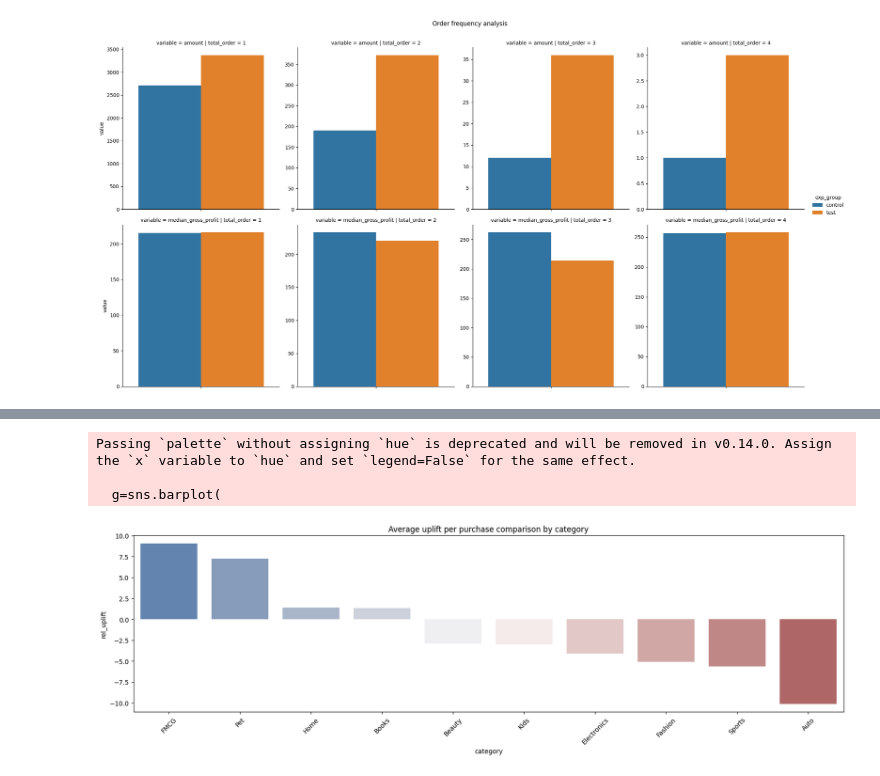
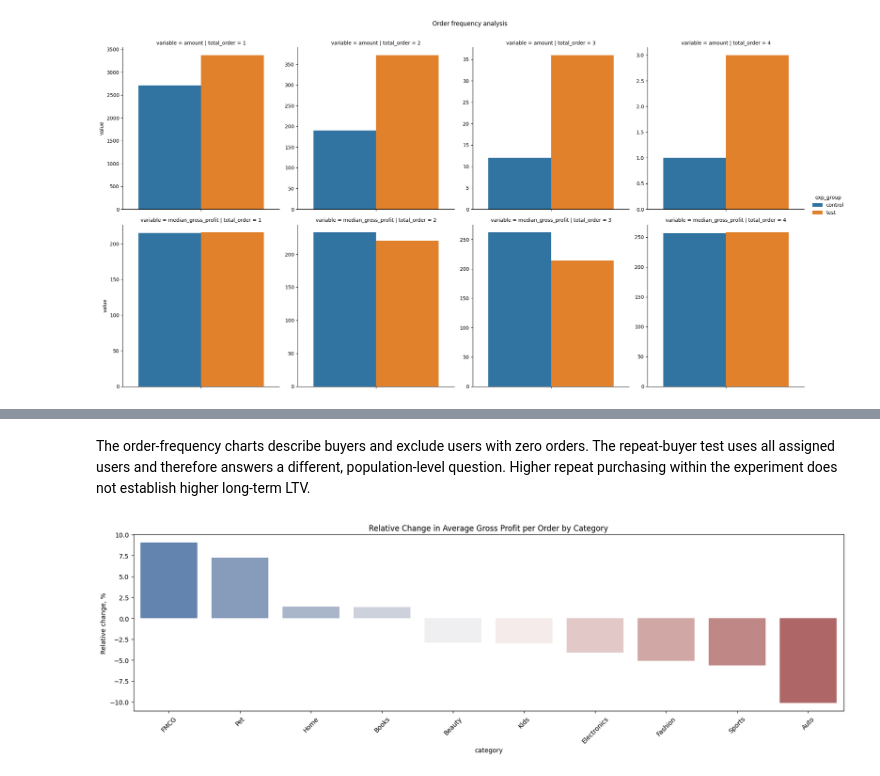
Before and after one commit to Left-for-food/Market_Flow, a Jupyter notebook: EDA.ipynb, the cells around one changed output, grey strips where cells are left out. Cells and saved outputs as stored; diff of their text form; code cells hidden in the pictures.

```diff
--- a/EDA.ipynb
+++ b/EDA.ipynb
@@ -434,7 +497,7 @@ with engine.connect() as conn:
                 SELECT
                     ea.experiment_group as exp_group,
                     o.order_date,
-                    COUNT(*) as user_traffic,
+                    COUNT(*) as num_orders,
                     SUM(o.gross_margin_rub) as total,
                     AVG(o.is_returned) * 100 as return_rate
                 FROM orders o
@@ -445,7 +508,7 @@ with engine.connect() as conn:
             SELECT
                 exp_group,
                 order_date,
-                user_traffic,
+                num_orders,
                 EXTRACT (ISODOW FROM order_date),
                 return_rate,
                 total as total_gross_profit,
@@ -456,7 +519,7 @@ with engine.connect() as conn:
                 )
                 /
                 NULLIF (
-                    AVG(user_traffic) OVER (
+                    AVG(num_orders) OVER (
                         PARTITION BY exp_group
                         ORDER BY order_date
                         ROWS BETWEEN 6 PRECEDING AND CURRENT ROW),
@@ -573,11 +673,6 @@ with engine.connect() as conn:
         """), conn
     )
 
-profit = result.groupby('user_id').gross_profit.sum()
-orders = result.groupby('user_id').size()
-returns = result.groupby('user_id').is_returned.sum()
-repeat = (orders >= 2).astype(int)
-
 df = result.groupby(['group', 'is_returned']).agg(median=('gross_profit', 'median'), amount=('gross_profit', 'count'))
 
 df['group_total'] = df.groupby('group')['amount'].transform('sum')
@@ -592,7 +687,7 @@ g = sns.violinplot(
     density_norm='count'
 );
 
-g.set_title('Distibution of products');
+g.set_title('Distribution of Gross Profit per Order');
 # %% [output]
 |  |  | amount | ratio |
 | group | is_returned |  |  |
@@ -689,3 +757,5 @@ p-value: 1.116e-16
+# %% [markdown]
+The order-frequency charts describe buyers and exclude users with zero orders. The repeat-buyer test uses all assigned users and therefore answers a different, population-level question. Higher repeat purchasing within the experiment does not establish higher long-term LTV.
 # %%
 with engine.connect() as conn:
     result = pd.read_sql(
@@ -703,39 +773,39 @@ with engine.connect() as conn:
                 JOIN products p
                     ON p.product_id = o.product_id
                 JOIN experiment_assignment ea
                     ON o.user_id = ea.user_id
                 GROUP BY ea.experiment_group, p.category
                 ORDER BY exp_group, avg_profit DESC
             )
             SELECT
                 c1.category,
                 c1.avg_profit as avg_profit_control,
                 c2.avg_profit as avg_profit_test,
                 c2.avg_profit - c1.avg_profit as uplift,
-                (c2.avg_profit - c1.avg_profit)::float / c1.avg_profit * 100 as rel_uplift,
+                (c2.avg_profit - c1.avg_profit)::float / NULLIF(c1.avg_profit, 0) * 100 as rel_uplift,
                 RANK() OVER(
-                    ORDER BY (c2.avg_profit - c1.avg_profit)::float / c1.avg_profit * 100 DESC)
+                    ORDER BY (c2.avg_profit - c1.avg_profit)::float / NULLIF(c1.avg_profit, 0) * 100 DESC)
             FROM cat_data c1
             JOIN cat_data c2
                 ON c1.category = c2.category
                     AND c2.exp_group='test'
                     AND c1.exp_group='control'
         """), conn
     )
 
 plt.figure(figsize=(20, 5));
 
 g=sns.barplot(
     data=result,
     y='rel_uplift',
     x='category',
-    palette='vlag'
+    hue='category',
+    palette='vlag',
+    legend=False
 );
 
-g.set_title('Average uplift per purchase comparison by category');
-g.set_xticklabels(labels=result.category, rotation=45);
+g.set_title('Relative Change in Average Gross Profit per Order by Category');
+g.set_ylabel('Relative change, %')
+g.tick_params(axis='x', labelrotation=45)
 # %% [output]
-Passing `palette` without assigning `hue` is deprecated and will be removed in v0.14.0. Assign the `x` variable to `hue` and set `legend=False` for the same effect.
-
-  g=sns.barplot(
-[figure, old version]
+[figure, new version]
```
Also changed, not shown: parts of 62 cells of this notebook, 3 other files.
